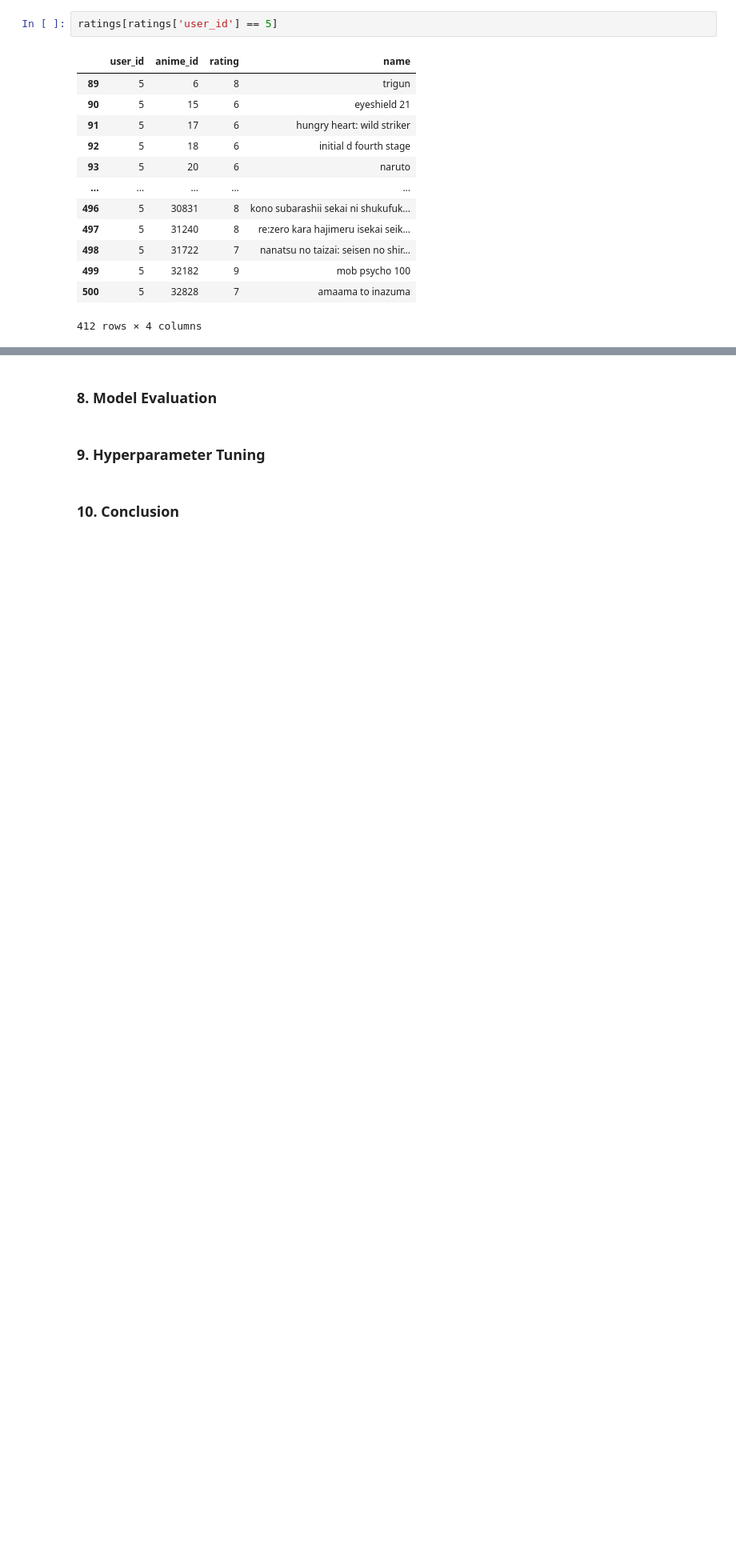
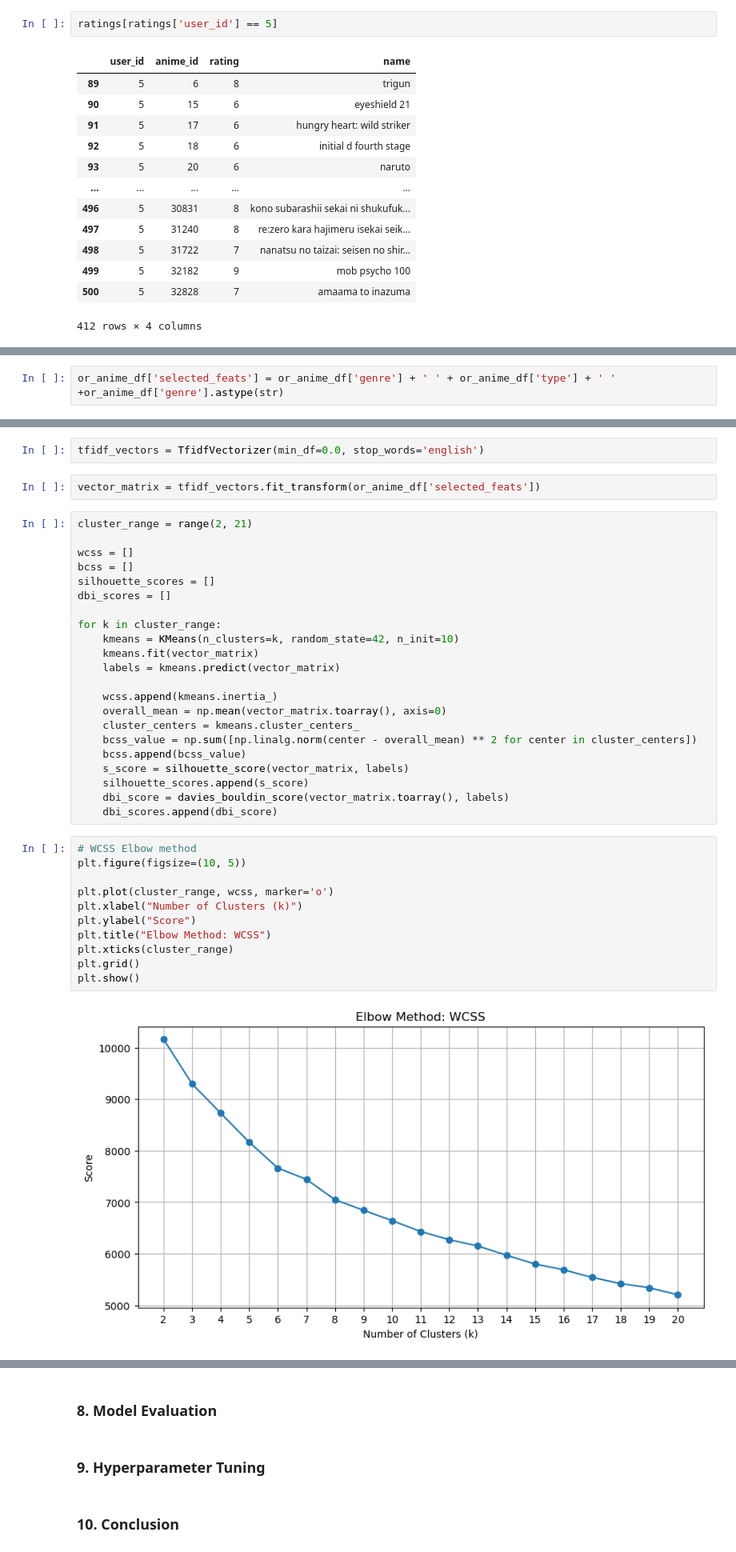
Before and after one commit to PhillipSethole/Anime-Recommender-System-Project-2025, a Jupyter notebook: Anime-Recommender-System-Project-2025 Team 2.ipynb, the cells around one changed output, grey strips where cells are left out. Shown at 80% size. Cells and saved outputs as stored; diff of their text form; blank space fills up the shorter version.

```diff
--- a/Anime-Recommender-System-Project-2025 Team 2.ipynb
+++ b/Anime-Recommender-System-Project-2025 Team 2.ipynb
@@ -609,0 +739,2 @@ ratings[ratings['user_id'] == 5]
+# %%
+or_anime_df['selected_feats'] = or_anime_df['genre'] + ' ' + or_anime_df['type'] + ' ' +or_anime_df['genre'].astype(str)
@@ -609,0 +750,39 @@ ratings[ratings['user_id'] == 5]
+# %%
+tfidf_vectors = TfidfVectorizer(min_df=0.0, stop_words='english')
+# %%
+vector_matrix = tfidf_vectors.fit_transform(or_anime_df['selected_feats'])
+# %%
+cluster_range = range(2, 21)
+
+wcss = []
+bcss = []
+silhouette_scores = []
+dbi_scores = []
+
+for k in cluster_range:
+    kmeans = KMeans(n_clusters=k, random_state=42, n_init=10)
+    kmeans.fit(vector_matrix)
+    labels = kmeans.predict(vector_matrix)
+
+    wcss.append(kmeans.inertia_)
+    overall_mean = np.mean(vector_matrix.toarray(), axis=0)
+    cluster_centers = kmeans.cluster_centers_
+    bcss_value = np.sum([np.linalg.norm(center - overall_mean) ** 2 for center in cluster_centers])
+    bcss.append(bcss_value)
+    s_score = silhouette_score(vector_matrix, labels)
+    silhouette_scores.append(s_score)
+    dbi_score = davies_bouldin_score(vector_matrix.toarray(), labels)
+    dbi_scores.append(dbi_score)
+# %%
+# WCSS Elbow method
+plt.figure(figsize=(10, 5))
+
+plt.plot(cluster_range, wcss, marker='o')
+plt.xlabel("Number of Clusters (k)")
+plt.ylabel("Score")
+plt.title("Elbow Method: WCSS")
+plt.xticks(cluster_range)
+plt.grid()
+plt.show()
+# %% [output]
+[figure, added]
```
Also changed, not shown: parts of 53 cells of this notebook, 1 other file.
